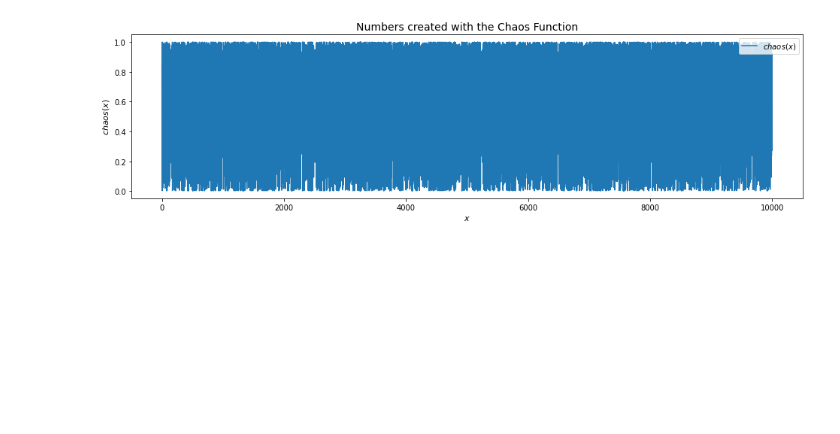
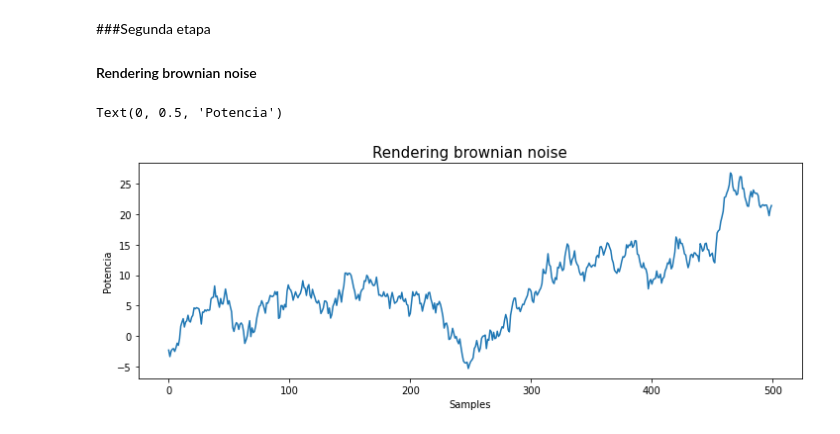
Before and after one commit to RonnyGuevara/Fractal_Images, a Jupyter notebook: TP5/TP5_FI.ipynb, the cells around one changed output. Drawn from its saved outputs; the diff is of its cells as text; code cells hidden in the pictures; blank space fills up the shorter version.

```diff
--- a/TP5/TP5_FI.ipynb
+++ b/TP5/TP5_FI.ipynb
@@ -119,9 +42,15 @@ def plot_line_chart(x, y, x_label, y_label, title):
-# %%
-# Create and plot 100 random-chaos numbers
-seed = get_random_number(0, 1)
-x, y = get_chaos_list(seed, 10000)
-plot_line_chart(x, y, '$x$', '$chaos(x)$', 'Numbers created with the Chaos Function')
-# %% [output]
-[figure, removed]
+# %% [markdown]
+###Segunda etapa
+#### Rendering brownian noise
+# %%
+samples = np.random.randn(500).cumsum()
+plt.figure(figsize=(12, 4))
+plt.title("Rendering brownian noise", fontsize = 15)
+plt.plot(samples)
+plt.xlabel("Samples")
+plt.ylabel("Potencia")
+# %% [output]
+Text(0, 0.5, 'Potencia')
+[figure, added]
 # %%
 #@title Seleccione la escala { run: "auto" }
```
Also changed, not shown: parts of 23 cells of this notebook.
